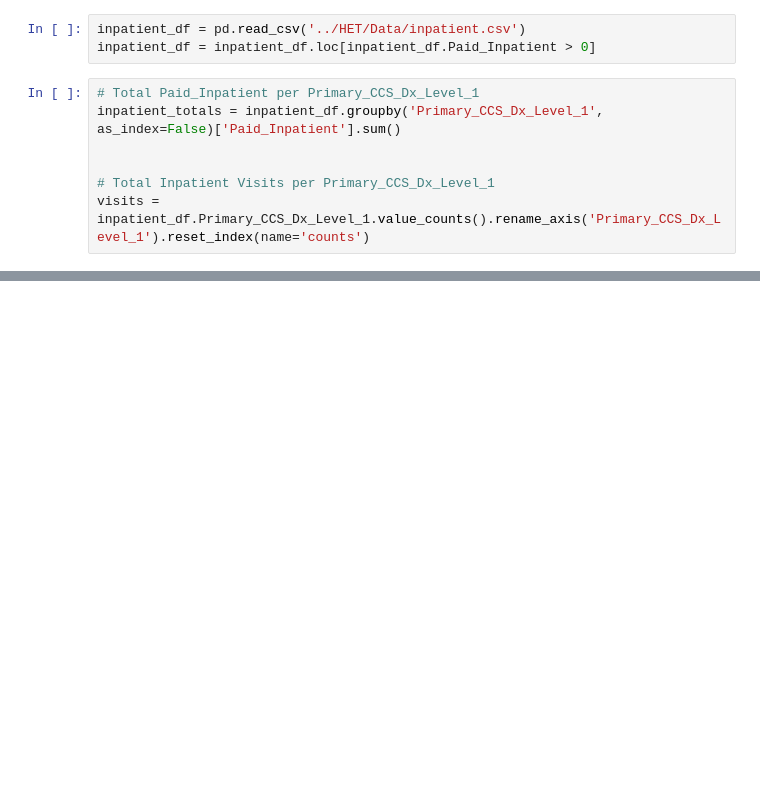
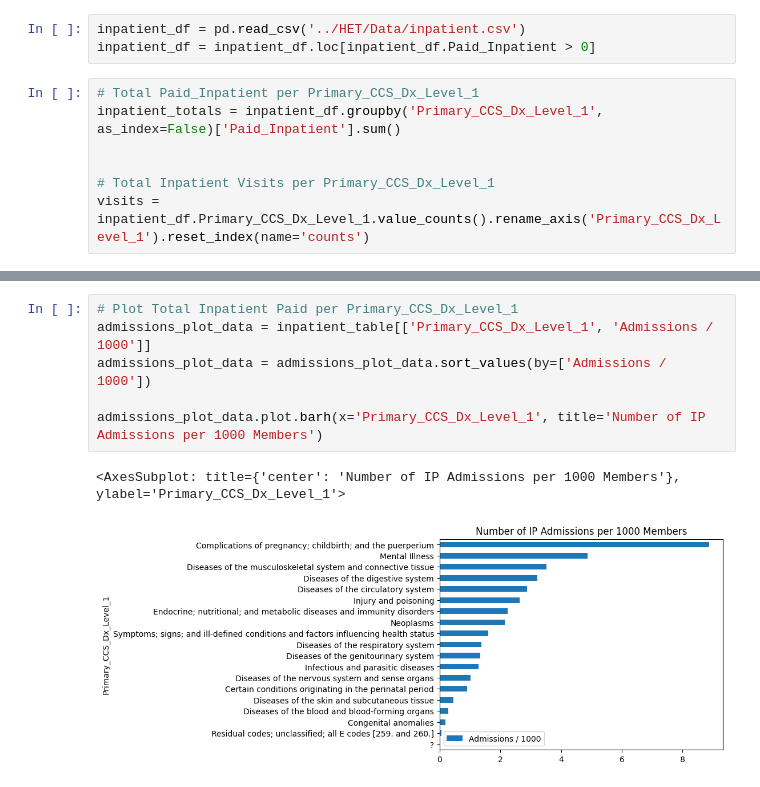
Before and after one commit to yandi-farinango/HET, a Jupyter notebook: final_notebook.ipynb, the cells around one changed output, grey strips where cells are left out. Drawn from its saved outputs; the diff is of its cells as text; blank space fills up the shorter version.

```diff
--- a/final_notebook.ipynb
+++ b/final_notebook.ipynb
@@ -315,0 +325,9 @@ plt.show()
+# %%
+# Plot Total Inpatient Paid per Primary_CCS_Dx_Level_1
+admissions_plot_data = inpatient_table[['Primary_CCS_Dx_Level_1', 'Admissions / 1000']]
+admissions_plot_data = admissions_plot_data.sort_values(by=['Admissions / 1000'])
+
+admissions_plot_data.plot.barh(x='Primary_CCS_Dx_Level_1', title='Number of IP Admissions per 1000 Members')
+# %% [output]
+<AxesSubplot: title={'center': 'Number of IP Admissions per 1000 Members'}, ylabel='Primary_CCS_Dx_Level_1'>
+[figure, added]
```
Also changed, not shown: parts of 14 cells of this notebook, 1 other file.
